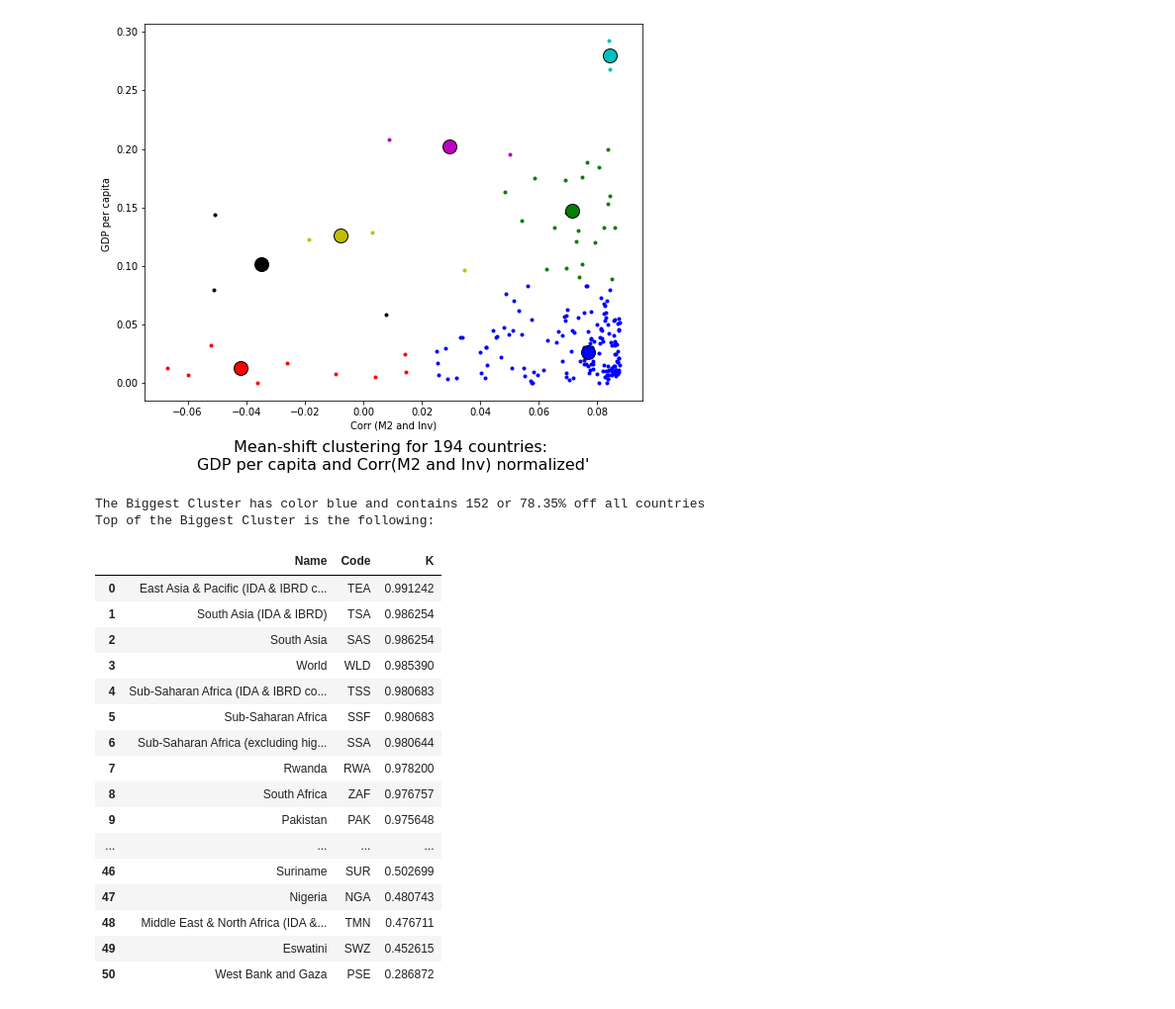
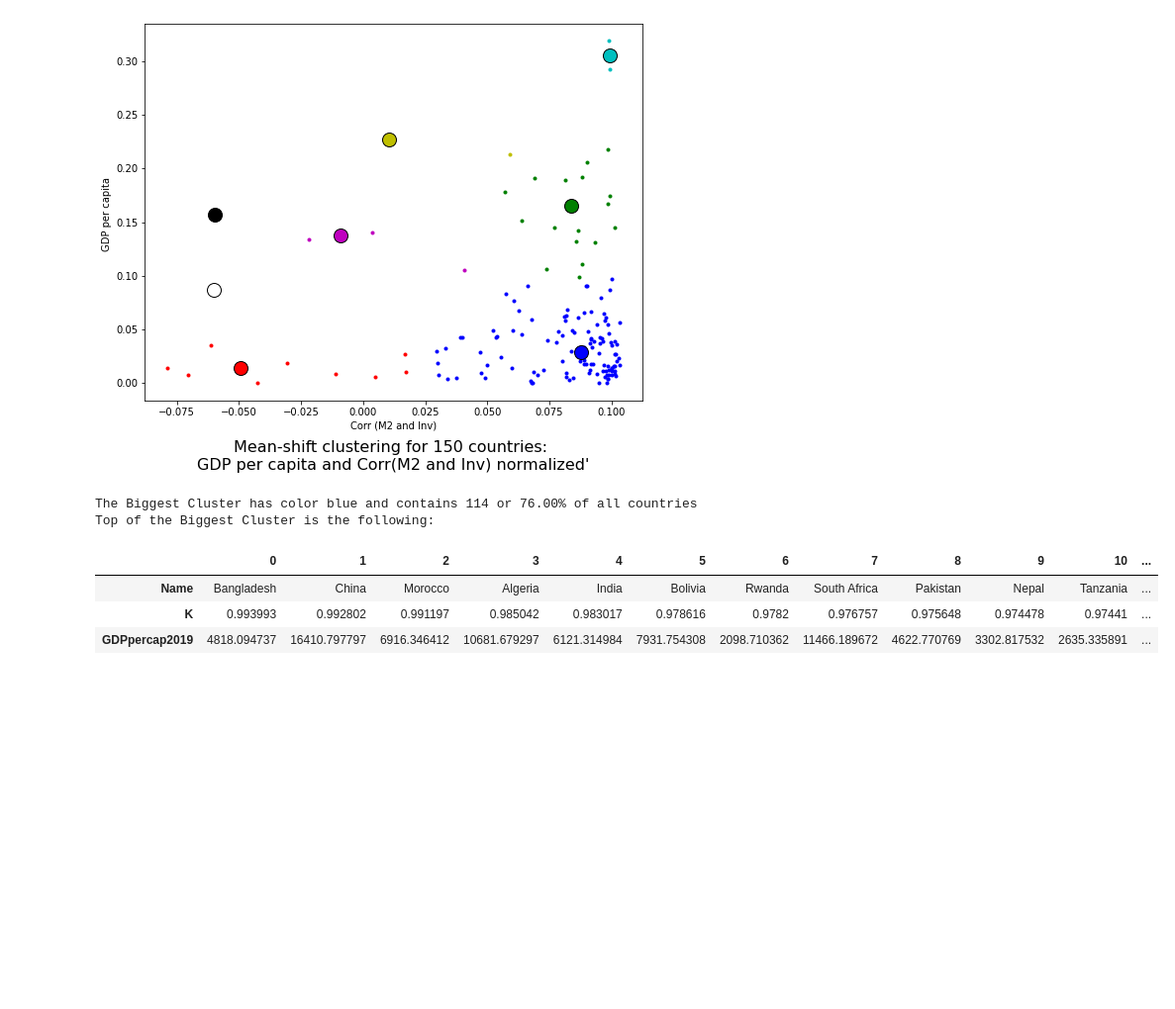
Before and after one commit to Polinden/InvestM3World, a Jupyter notebook: Polyna.ipynb, the cells around one changed output. Shown at 99% size. Cells and saved outputs as stored; diff of their text form; code cells hidden in the pictures; blank space fills up the shorter version.

```diff
--- a/Polyna.ipynb
+++ b/Polyna.ipynb
@@ -5,2 +12,27 @@ import matplotlib.pyplot as plt
 # %%
-df=pn.read_excel("/Users/denwolper/Desktop/Data_Extract_From_World_Development_Indicators vvishn.xlsx")
+tb=widgets.ToggleButton(
+    value=True,
+    description='With Groups',
+    disabled=False,
+    button_style='info',
+    tooltip='Description',
+    icon='check'
+)
+
+df=pn.read_excel(p2df)
+def on_button_clicked(value):
+    global df
+    if value['new']:
+        tb.description='With Groups'
+        display(Javascript("Jupyter.notebook.execute_all_cells()"))
+    else:
+        tb.description='No Groups'
+        df=pn.read_excel(p2df)
+        df.drop(df[-201:].index, inplace=True)
+        display(Javascript("Jupyter.notebook.execute_cells([2,3,4,5,6,7,8,9,10,11,12,13,14,15,16,17,18,19,20,21,22])"))
+
+display(tb)
+pn.set_option('display.max_columns', None)
+pn.set_option('display.max_rows', 70)
+tb.observe(on_button_clicked, names='value')
+df0=pn.read_excel(p2df)
@@ -292,34 +323,21 @@ mm=list(cnt.keys())[-1]                                                 #biggest
 mc=cntt[mm]                                                             #biggest claster size
 df3 = pn.DataFrame(columns=['Name','Code','K','GDPpercap2019', 'GOOD']) #biggest claster content table
 for i,v in enumerate(res):
-    if v[2]==mm: df3.loc[len(df3)]=df2.iloc[i,:]
+    if abs(v[2]-mm)<0.00001: df3.loc[len(df3)]=df2.iloc[i,:]
 # %% [output]
-[figure, old version]
+[figure, new version]
 # %%
-cdict={'b': 'blue','g': 'green','r': 'red','c': 'cyan','m': 'magenta','y': 'yellow','k': 'black','w': 'white'}
-print(f'The Biggest Cluster has color {cdict[cmask[mm]]} and contains {mc} or {mc/len(df2):.2%} off all countries')
+print(f'The Biggest Cluster has color {cdict[cmask[mm]]} and contains {mc} or {mc/len(df2):.2%} of all countries')
 print(f'Top of the Biggest Cluster is the following:')
-df3.iloc[len(df3)*2//3:,[0,1,2]].sort_values(by=['K'], ascending=False).reset_index(drop=True)
+#df3 =df3[df3['GDPpercap2019'] !=0]
+df3.iloc[:,[0,2,3]].sort_values(by=['K'], ascending=False).reset_index(drop=True).T
 # %% [output]
-The Biggest Cluster has color blue and contains 152 or 78.35% off all countries
+The Biggest Cluster has color blue and contains 114 or 76.00% of all countries
 Top of the Biggest Cluster is the following:
-|  | Name | Code | K |
-| 0 | East Asia & Pacific (IDA & IBRD c... | TEA | 0.991242 |
-| 1 | South Asia (IDA & IBRD) | TSA | 0.986254 |
-| 2 | South Asia | SAS | 0.986254 |
-| 3 | World | WLD | 0.985390 |
-| 4 | Sub-Saharan Africa (IDA & IBRD co... | TSS | 0.980683 |
-| 5 | Sub-Saharan Africa | SSF | 0.980683 |
-| 6 | Sub-Saharan Africa (excluding hig... | SSA | 0.980644 |
-| 7 | Rwanda | RWA | 0.978200 |
-| 8 | South Africa | ZAF | 0.976757 |
-| 9 | Pakistan | PAK | 0.975648 |
-| ... | ... | ... | ... |
-| 46 | Suriname | SUR | 0.502699 |
-| 47 | Nigeria | NGA | 0.480743 |
-| 48 | Middle East & North Africa (IDA &... | TMN | 0.476711 |
-| 49 | Eswatini | SWZ | 0.452615 |
-| 50 | West Bank and Gaza | PSE | 0.286872 |
+|  | 0 | 1 | 2 | 3 | 4 | 5 | 6 | 7 | 8 | 9 | 10 | ... |
+| Name | Bangladesh | China | Morocco | Algeria | India | Bolivia | Rwanda | South Africa | Pakistan | Nepal | Tanzania | ... |
+| K | 0.993993 | 0.992802 | 0.991197 | 0.985042 | 0.983017 | 0.978616 | 0.9782 | 0.976757 | 0.975648 | 0.974478 | 0.97441 | ... |
+| GDPpercap2019 | 4818.094737 | 16410.797797 | 6916.346412 | 10681.679297 | 6121.314984 | 7931.754308 | 2098.710362 | 11466.189672 | 4622.770769 | 3302.817532 | 2635.335891 | ... |
 # %%
 from IPython.display import HTML
 
```
Also changed, not shown: parts of 9 cells of this notebook.
